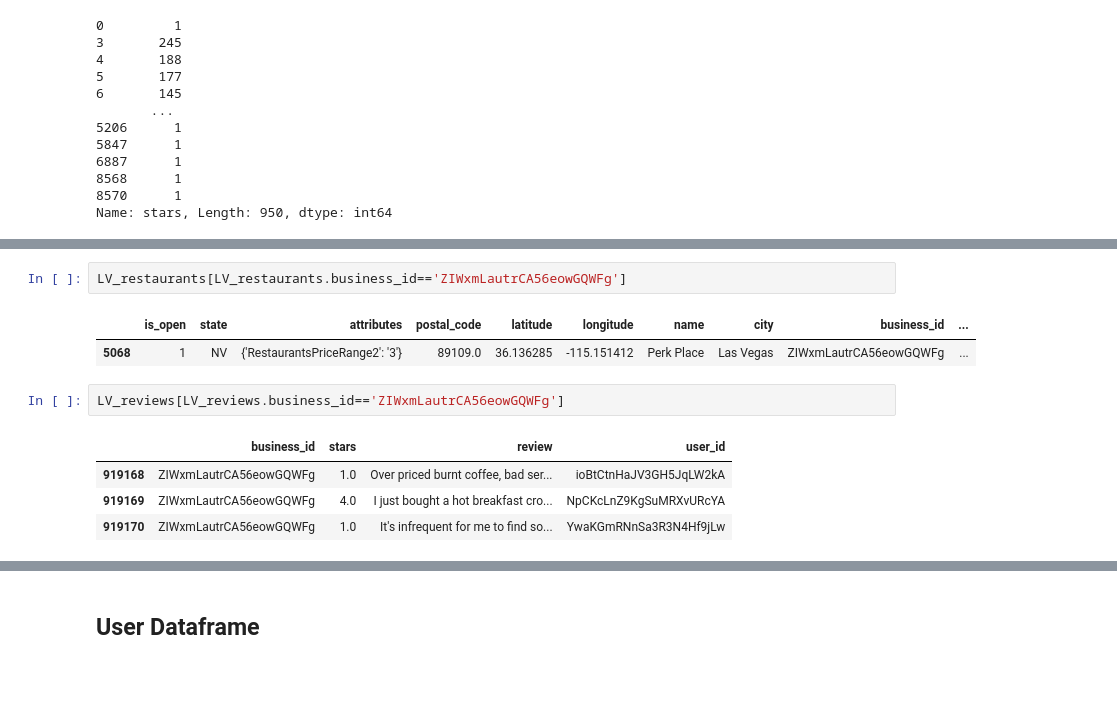
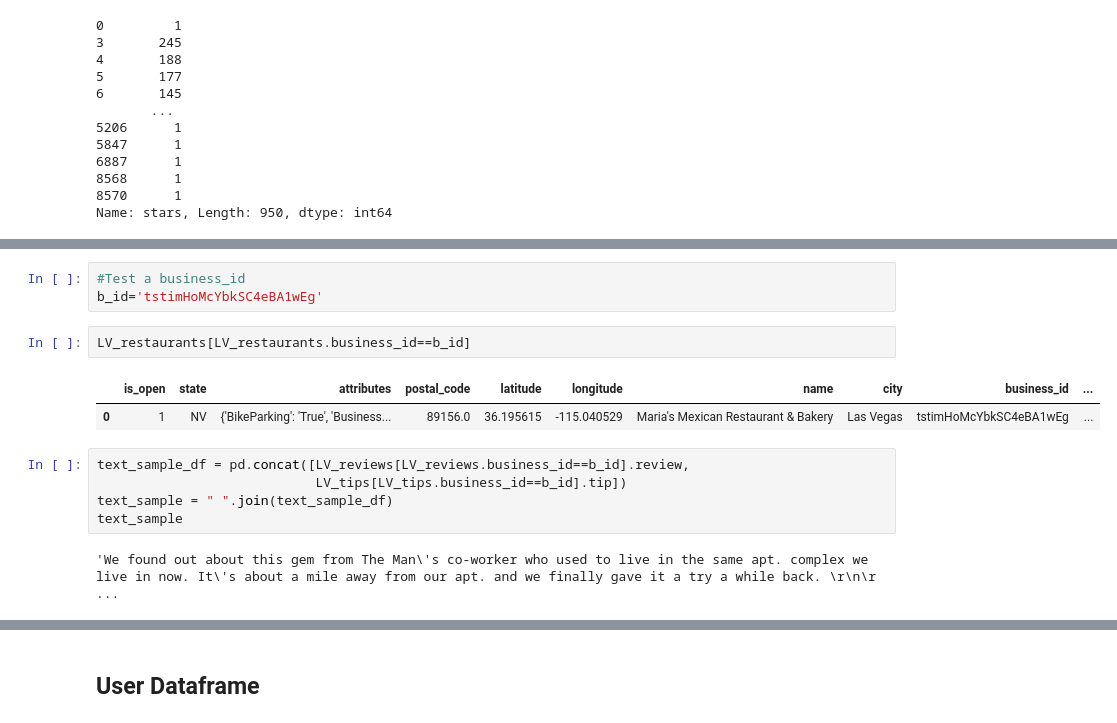
Before and after one commit to pavkalfantis/restaurant_recommender, a Jupyter notebook: TDIproject-Recommender_System.ipynb, the cells around one changed output, grey strips where cells are left out. Cells and saved outputs as stored; diff of their text form; blank space fills up the shorter version.

```diff
--- a/TDIproject-Recommender_System.ipynb
+++ b/TDIproject-Recommender_System.ipynb
@@ -621,12 +623,15 @@ Text(0, 0.5, 'Number of Reviews')
+# %%
+#Test a business_id
+b_id='tstimHoMcYbkSC4eBA1wEg'
 # %%
-LV_restaurants[LV_restaurants.business_id=='ZIWxmLautrCA56eowGQWFg']
+LV_restaurants[LV_restaurants.business_id==b_id]
 # %% [output]
 |  | is_open | state | attributes | postal_code | latitude | longitude | name | city | business_id | ... |
-| 5068 | 1 | NV | {'RestaurantsPriceRange2': '3'} | 89109.0 | 36.136285 | -115.151412 | Perk Place | Las Vegas | ZIWxmLautrCA56eowGQWFg | ... |
+| 0 | 1 | NV | {'BikeParking': 'True', 'Business... | 89156.0 | 36.195615 | -115.040529 | Maria's Mexican Restaurant & Bakery | Las Vegas | tstimHoMcYbkSC4eBA1wEg | ... |
-# %%
-LV_reviews[LV_reviews.business_id=='ZIWxmLautrCA56eowGQWFg']
-# %% [output]
-|  | business_id | stars | review | user_id |
-| 919168 | ZIWxmLautrCA56eowGQWFg | 1.0 | Over priced burnt coffee, bad ser... | ioBtCtnHaJV3GH5JqLW2kA |
-| 919169 | ZIWxmLautrCA56eowGQWFg | 4.0 | I just bought a hot breakfast cro... | NpCKcLnZ9KgSuMRXvURcYA |
-| 919170 | ZIWxmLautrCA56eowGQWFg | 1.0 | It's infrequent for me to find so... | YwaKGmRNnSa3R3N4Hf9jLw |
+# %%
+text_sample_df = pd.concat([LV_reviews[LV_reviews.business_id==b_id].review,
+                            LV_tips[LV_tips.business_id==b_id].tip])
+text_sample = " ".join(text_sample_df)
+text_sample
+# %% [output]
+'We found out about this gem from The Man\'s co-worker who used to live in the same apt. complex we live in now. It\'s about a mile away from our apt. and we finally gave it a try a while back. \r\n\r ...
```
Also changed, not shown: parts of 3 cells of this notebook, 4 other files.
